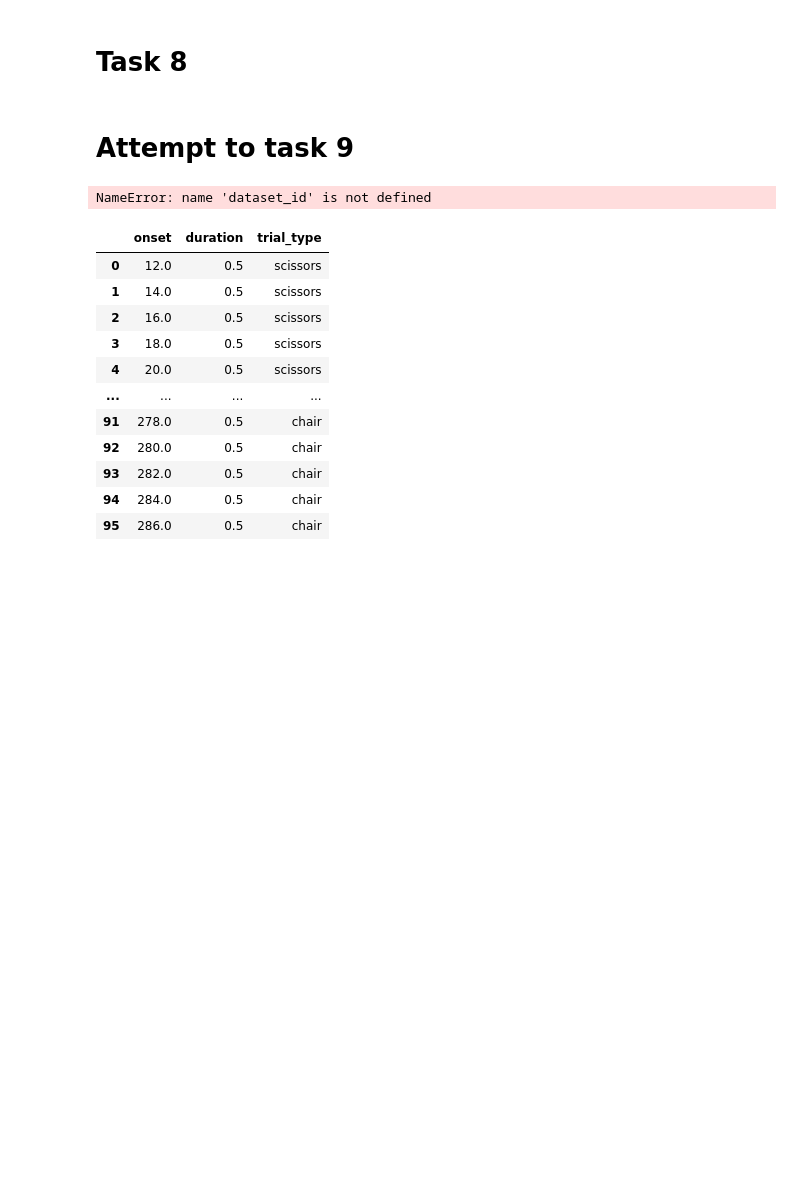
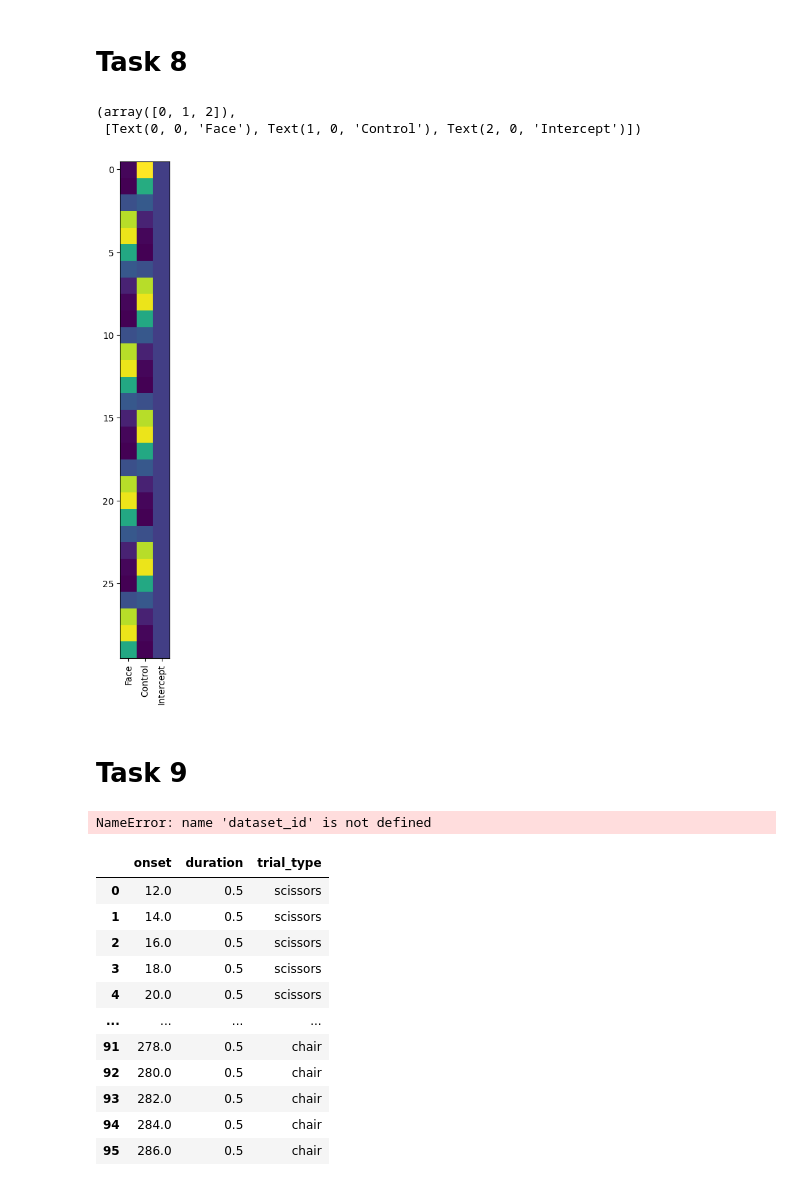
Before and after one commit to Neiizo/NSSP_421_Group_M, a Jupyter notebook: Project1/Code_project_1.ipynb, the cells around one changed output. Drawn from its saved outputs; the diff is of its cells as text; code cells hidden in the pictures; blank space fills up the shorter version.

```diff
--- a/Project1/Code_project_1.ipynb
+++ b/Project1/Code_project_1.ipynb
@@ -342,5 +287,14 @@ plt.show()
+# %%
+plt.figure(figsize=(10,10))
+plt.imshow(design_matrix[:30,:])
+plt.xticks(np.arange(0,3), ['Face', 'Control', 'Intercept'])
+plt.xticks(rotation=90)
+# %% [output]
+(array([0, 1, 2]),
+ [Text(0, 0, 'Face'), Text(1, 0, 'Control'), Text(2, 0, 'Intercept')])
+[figure, added]
 # %% [markdown]
-# Attempt to task 9
+# Task 9
 # %%
 import os
 import os.path as op
```
Also changed, not shown: parts of 20 cells of this notebook.
